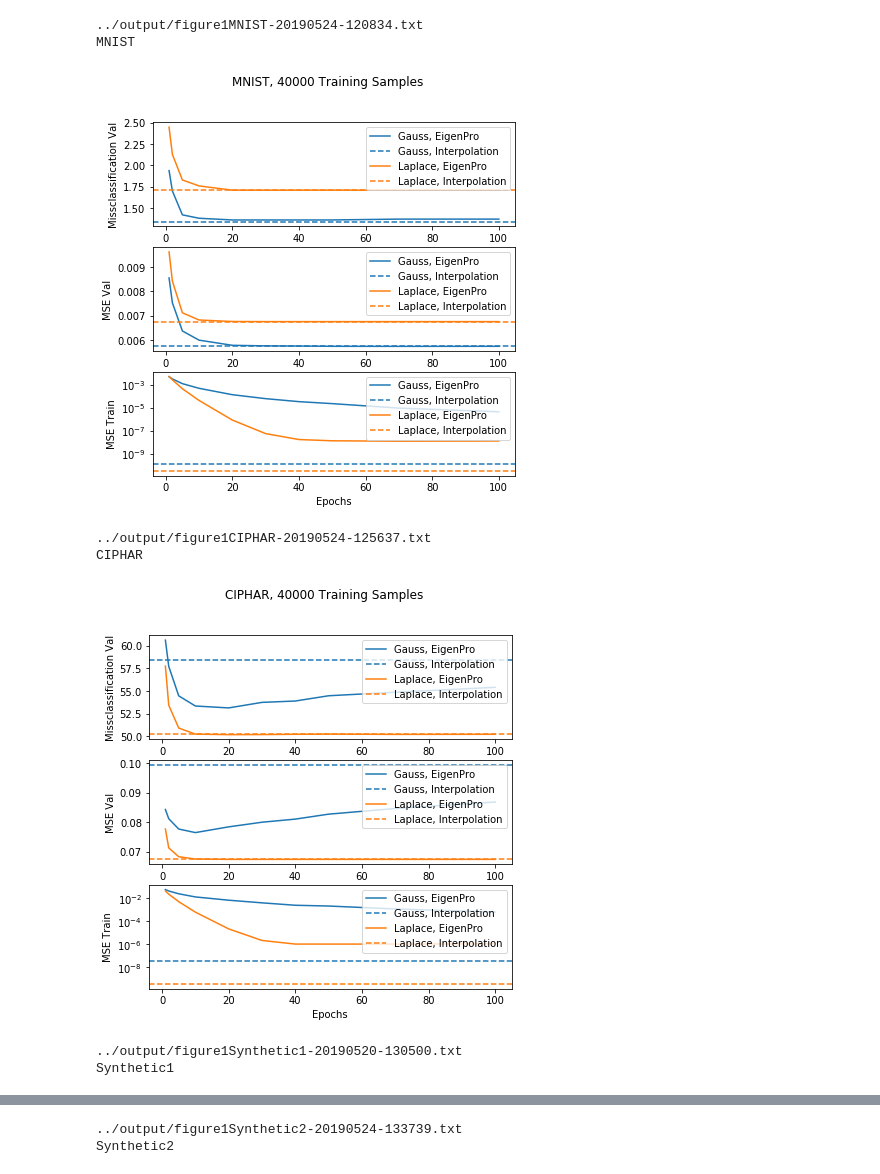
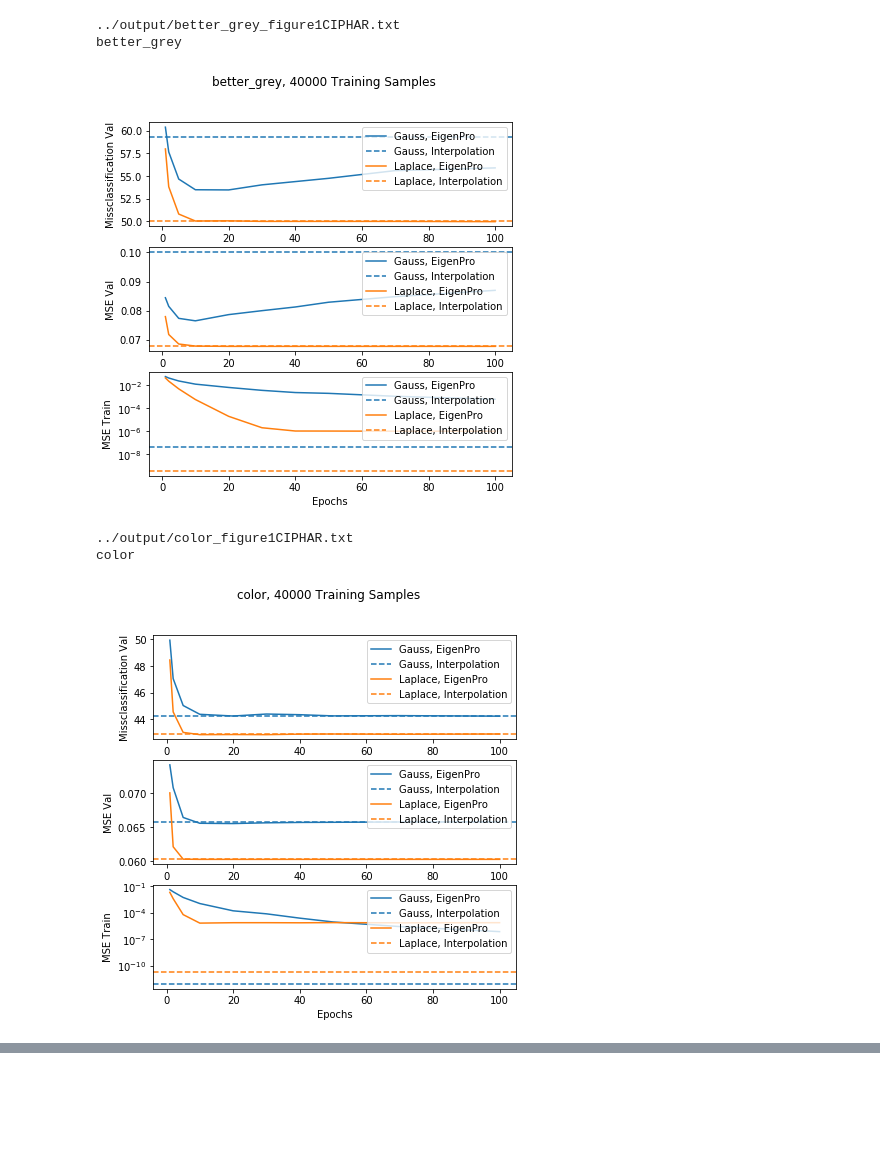
Before and after one commit to johannespitz/kernel-overfitting, a Jupyter notebook: notebooks/Figure1.ipynb, the cells around one changed output, grey strips where cells are left out. Cells and saved outputs as stored; diff of their text form; code cells hidden in the pictures; blank space fills up the shorter version.

Commit message:
generated plots for new figure1 ciphar results

```diff
--- a/notebooks/Figure1.ipynb
+++ b/notebooks/Figure1.ipynb
@@ -1,10 +1,11 @@
 # %%
 
-for dataset_name in ['MNIST', 'CIPHAR', 'Synthetic1', 'Synthetic2']:
-# for dataset_name in ['CIPHAR']:
+# for dataset_name in ['MNIST', 'CIPHAR', 'Synthetic1', 'Synthetic2']:
+for dataset_name in ['better_grey', 'color']:
 
     import glob
-    files = glob.glob("../output/figure1" + dataset_name + "*.txt")
+    files = glob.glob("../output/" + dataset_name + "*.txt")
+#     files = glob.glob("../output/figure1" + dataset_name + "*.txt")
     files.sort()
 
     filename = files[-1]
@@ -63,38 +64,36 @@ for dataset_name in ['MNIST', 'CIPHAR', 'Synthetic1', 'Synthetic2']:
     ax.set_prop_cycle(None)
 
     for name, trainer in trainers_dict.items():
 
         dic = trainer['tr_scores']
 
         epoch = [x for x in dic.keys()]
         mse   = [x[0] for x in dic.values()]
         miss  = [x[1] for x in dic.values()]
 
         color = next(ax._get_lines.prop_cycler)['color']
         axs[2].plot(epoch, mse, label=name + ', EigenPro', color=color)
         axs[2].axhline(y=trainer['lin_train_mse'], label=name + ', Interpolation', linestyle='--', color=color)
 
     axs[2].set_xlabel('Epochs')
     axs[2].set_ylabel('MSE Train')
     axs[2].set_yscale('log')
     axs[2].legend(loc='upper right')
 
 
     fig.suptitle(dataset_name + ', 40000 Training Samples')
 
     import matplotlib2tikz
     filename = '../tikz/Figure1_' + dataset_name + '.tex'
     matplotlib2tikz.save(filename)
 
     filename = '../png/Figure1_' + dataset_name + '.png'
     plt.savefig(filename)
     plt.show()
 # %% [output]
-../output/figure1MNIST-20190524-120834.txt
-MNIST
+../output/better_grey_figure1CIPHAR.txt
+better_grey
-[figure, old version]
+[figure, new version]
-../output/figure1CIPHAR-20190524-125637.txt
-CIPHAR
+../output/color_figure1CIPHAR.txt
+color
-[figure, old version]
+[figure, new version]
-../output/figure1Synthetic1-20190520-130500.txt
-Synthetic1
@@ -102,2 +99,0 @@ Synthetic1
-../output/figure1Synthetic2-20190524-133739.txt
-Synthetic2
```
Also changed, not shown: parts of 1 cell of this notebook, 4 other files.
